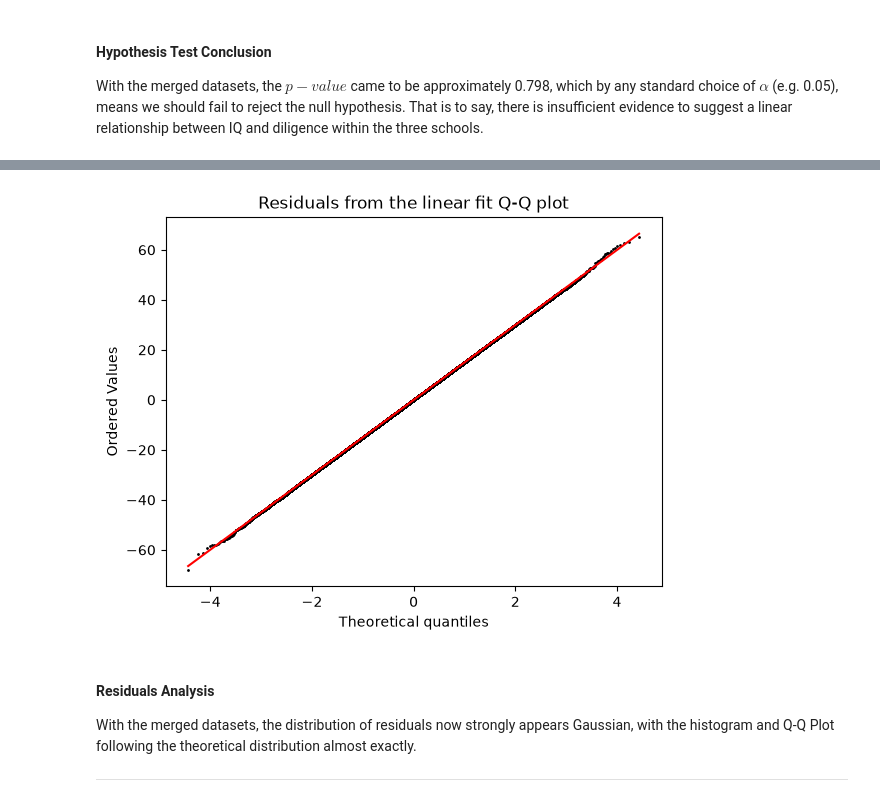
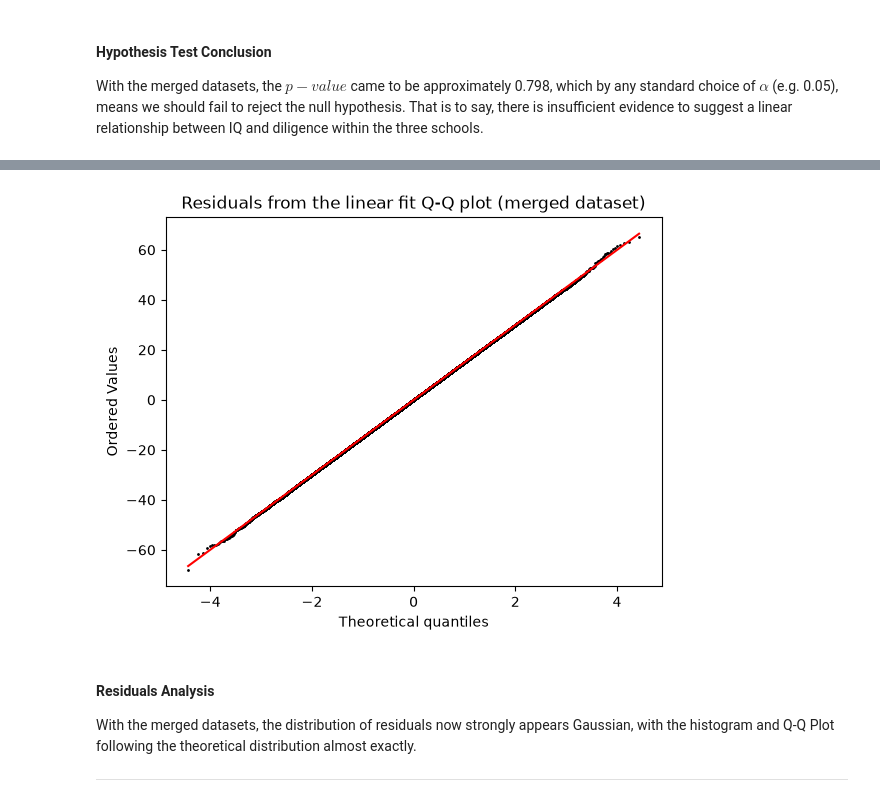
Before and after one commit to uOAlexH/mat3373-shw1, a Jupyter notebook: shortHW1.ipynb, the cells around one changed output, grey strips where cells are left out. Saved outputs shown, nothing was run; the diff lists cells and outputs as text; code cells hidden in the pictures.

```diff
--- a/shortHW1.ipynb
+++ b/shortHW1.ipynb
@@ -435,15 +411,15 @@ Text(0.5, 1.0, 'Histogram of Residuals From the Linear Fit')
 # %%
 # Creating a Q-Q plot for the residuals.
 
 stats.probplot(residuals, dist="norm", plot=plt)
-plt.title("Residuals from the linear fit Q-Q plot")
+plt.title("Residuals from the linear fit Q-Q plot (merged dataset)")
 
 # Accesses scatter points component of the QQ-plot (to colour them)
 points_line = plt.gca().get_lines()[0]  # index 0 is the scatter points
 points_line.set_markeredgecolor('black')
 points_line.set_markersize(1)
 # %% [output]
-[figure, old version]
+[figure, new version]
 # %% [markdown]
 #### Residuals Analysis
 
```
Also changed, not shown: parts of 34 cells of this notebook.
